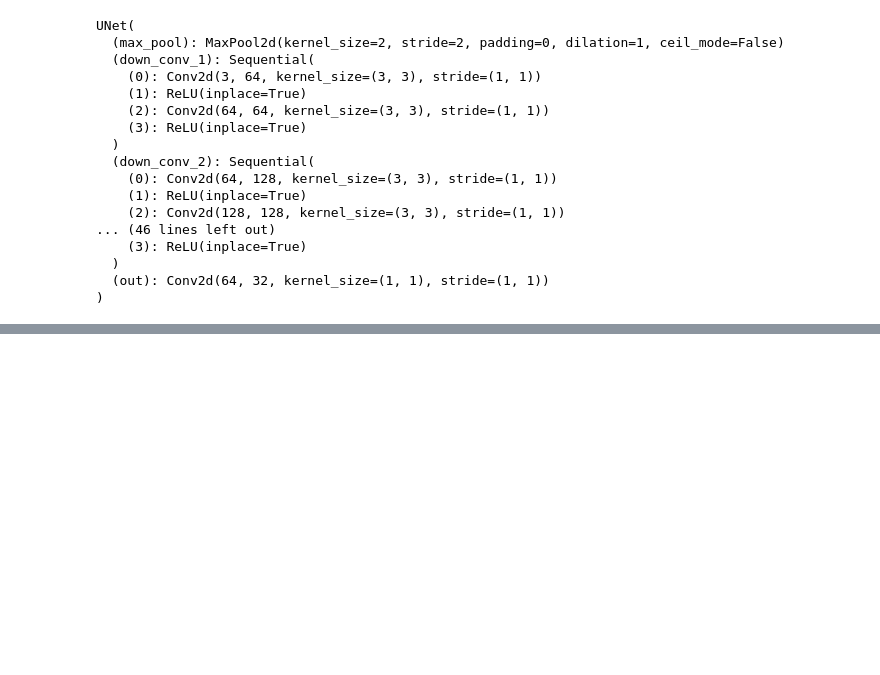
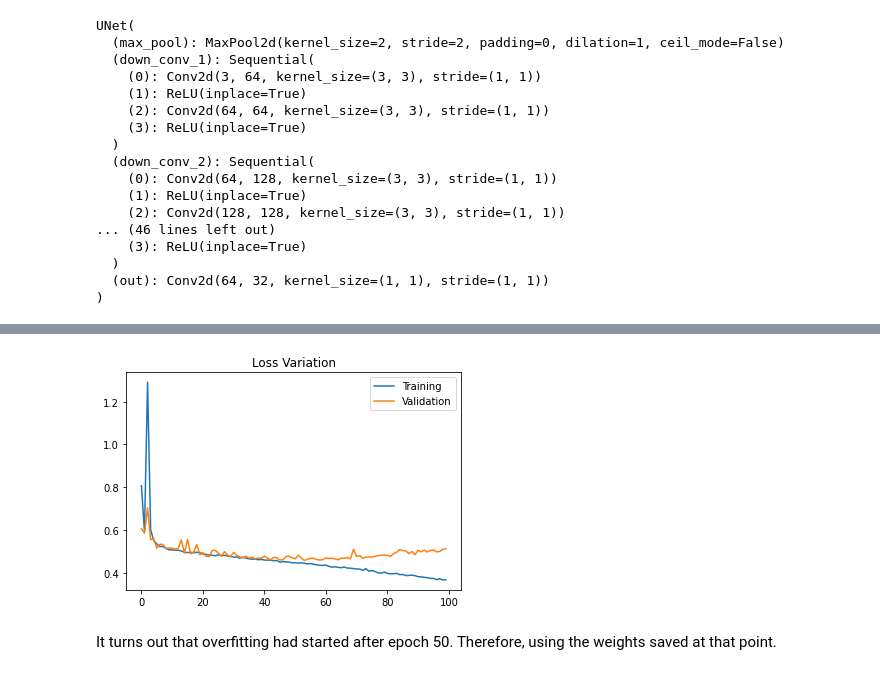
Before and after one commit to FlagArihant2000/unet, a Jupyter notebook: UNet.ipynb, the cells around one changed output, grey strips where cells are left out. Cells and saved outputs as stored; diff of their text form; code cells hidden in the pictures; blank space fills up the shorter version.

```diff
--- a/UNet.ipynb
+++ b/UNet.ipynb
@@ -35,13 +39,6 @@ colors = np.array([[0,0,0], [111,74,0], [81,0,81], [128,64,128], [244, 35, 232]
                    , [107, 142, 35], [152, 251, 152], [70, 130, 180], [220, 20, 60]
                    , [255, 0, 0], [0, 0, 142], [0, 0, 70], [0, 60, 100], [0, 0, 90]
                    , [0, 0, 110], [0, 80, 100], [0, 0, 230], [119, 11, 32], [0, 0, 142]], dtype = np.uint8)
-def c2g(colors):
-  c2g = []
-  for color in colors:
-    color = np.reshape(color, (1,1,3))
-    gray = cv2.cvtColor(color, cv2.COLOR_BGR2GRAY)
-    c2g.append(gray)
-  return c2g
-colors = c2g(colors)
+colors = c2g(colors, grayscale = True)
 # %%
 colors
@@ -139,9 +54,9 @@ os.getcwd()
 '/content/drive/My Drive/SemSeg'
 # %%
 trainset = train(transform_img, os.path.join(os.getcwd(),'CamVid/train'),
-                 os.path.join(os.getcwd(), 'CamVid/train_labels'),transform_label)
+                 os.path.join(os.getcwd(), 'CamVid/train_labels'),transform_label, colors)
 # %%
 valset = validation(transform_img, os.path.join(os.getcwd(),'CamVid/val'),
-                 os.path.join(os.getcwd(), 'CamVid/val_labels'),transform_label)
+                 os.path.join(os.getcwd(), 'CamVid/val_labels'),transform_label, colors)
 # %%
 testset = test(transform_img, os.path.join(os.getcwd(),'CamVid/test'),
@@ -321,0 +148,10 @@ Epoch 3/100, Validation Loss: 0.5558
+# %%
+plt.plot(train_loss, label = 'Training')
+plt.plot(val_loss, label = 'Validation')
+plt.title("Loss Variation")
+plt.legend()
+plt.show()
+# %% [output]
+[figure, added]
+# %% [markdown]
+It turns out that overfitting had started after epoch 50. Therefore, using the weights saved at that point.
```
Also changed, not shown: parts of 25 cells of this notebook, 5 other files.
